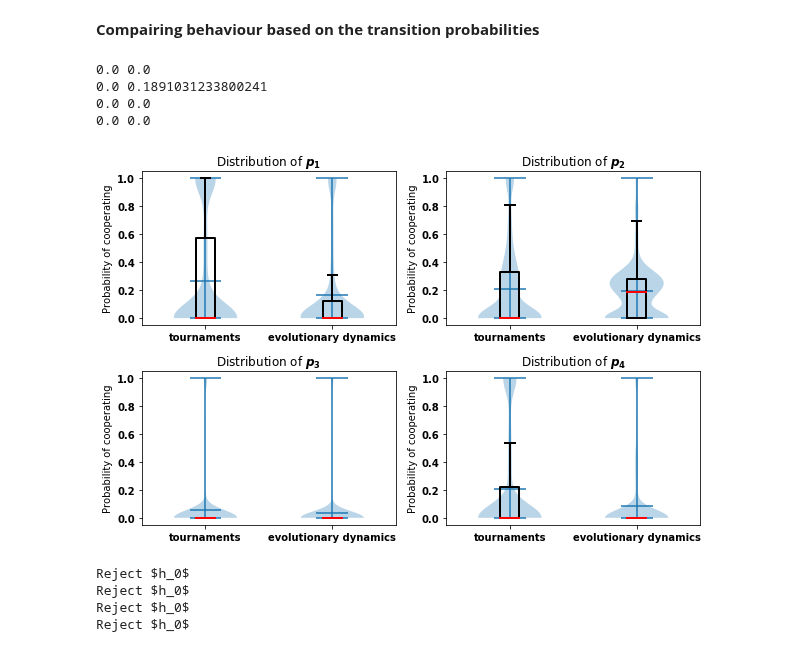
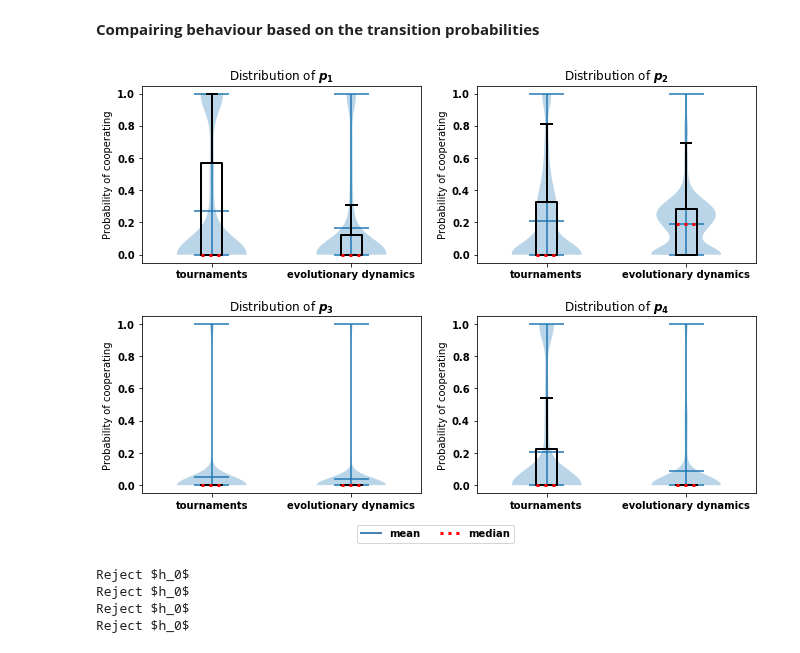
Before and after one commit to Nikoleta-v3/Memory-size-in-the-prisoners-dilemma, a Jupyter notebook: nbs/3. Numerical experiments.ipynb, the cells around one changed output. Drawn from its saved outputs; the diff is of its cells as text; code cells hidden in the pictures.

Commit message:
tweak plots
two stability plots to one, and
change linestyle for median and mean
in violinplot to differentiate between them

```diff
--- a/nbs/3. Numerical experiments.ipynb
+++ b/nbs/3. Numerical experiments.ipynb
@@ -222,43 +225,45 @@ with open("../tex/evo_sserror_table.tex", "w") as f:
+# %%
+median = Line2D([0], [0], color='red', linestyle=':', lw=3, label='median')
+mean = Line2D([0], [0], color='steelblue', linestyle='-', lw=2, label='mean')
 # %%
-fig, axes = plt.subplots(nrows=2, ncols=2, figsize=(10, 6.5))
+fig, axes = plt.subplots(nrows=2, ncols=2, figsize=(11, 7.5))
 
 for i in range(4):
     index = (int(i / 2), i % 2)
 
-    axes[index].violinplot(
+    parts = axes[index].violinplot(
         [df["mem_one_p_{}".format(i + 1)], df["evol_mem_one_p_{}".format(i + 1)]],
         showmeans=True,
     )
-    print(np.median(df["mem_one_p_{}".format(i + 1)]), np.median(df["evol_mem_one_p_{}".format(i + 1)]))
+#     print(np.median(df["mem_one_p_{}".format(i + 1)]), np.median(df["evol_mem_one_p_{}".format(i + 1)]))
     boxes = axes[index].boxplot(
         [df["mem_one_p_{}".format(i + 1)], df["evol_mem_one_p_{}".format(i + 1)]], showfliers=False
     )
     for bp in boxes['medians']:
         bp.set_color('red')
-        bp.set_linewidth(2)
+        bp.set_linestyle(':')
+        bp.set_linewidth(3)
     for bp in boxes['caps']:
         bp.set_color('black')
         bp.set_linewidth(2)
     for bp in boxes['whiskers']:
         bp.set_color('black')
         bp.set_linewidth(2)
     for bp in boxes['boxes']:
         bp.set_color('black')
         bp.set_linewidth(2)
 
     axes[index].set_title('Distribution of $p_%s$' % (i + 1), fontweight= 'medium')
     axes[index].set_ylabel('Probability of cooperating', fontweight= 'medium')
     matplotlib.pyplot.subplots_adjust(wspace = 0.2, hspace = 0.3)
 
     plt.setp(axes[index], xticks=[1, 2], xticklabels=["tournaments", "evolutionary dynamics"])
 
-plt.savefig('../img/behaviour_violin_plots.pdf')
+#     axes[index].legend(handles=[mean, median],)
+plt.legend(handles=[mean, median], bbox_to_anchor=(.15, -0.15), ncol=2)
+plt.savefig('../img/behaviour_violin_plots.pdf', bbox_inches='tight')
 # %% [output]
-0.0 0.0
-0.0 0.1891031233800241
-0.0 0.0
-0.0 0.0
-[figure, old version]
+[figure, new version]
 # %%
 def test_ranksum(sample_one, sample_two, alpha=0.05):
     _, p = stats.ranksums(df['SSerror'], df['evol_SSerror'])
```
Also changed, not shown: parts of 1 cell of this notebook, 8 other files.
